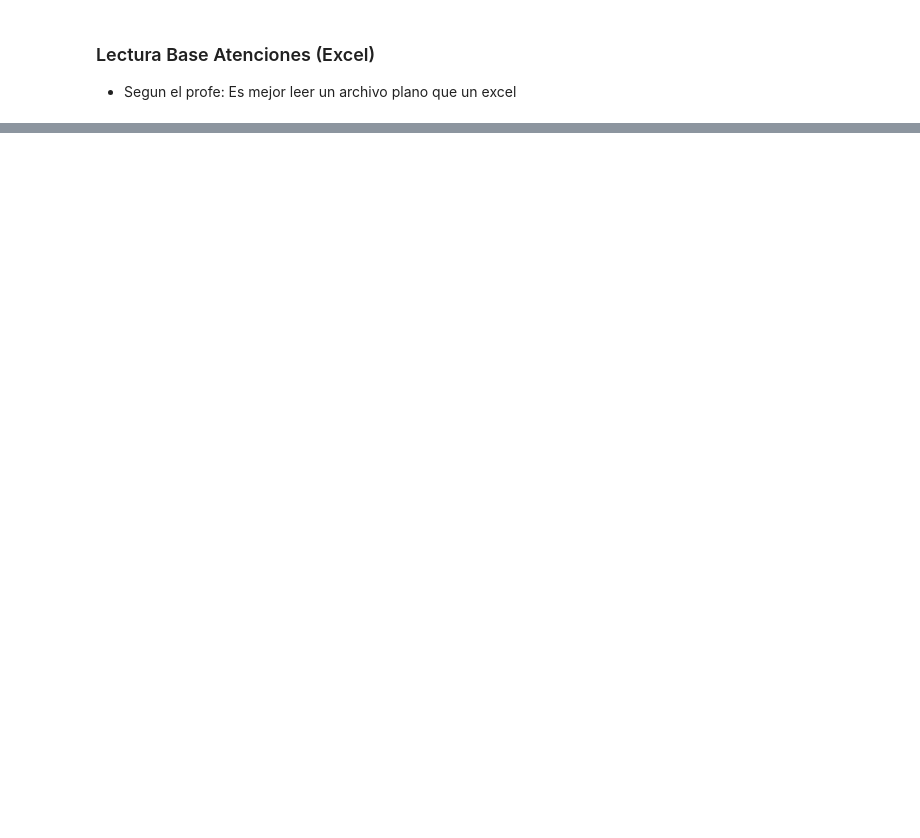
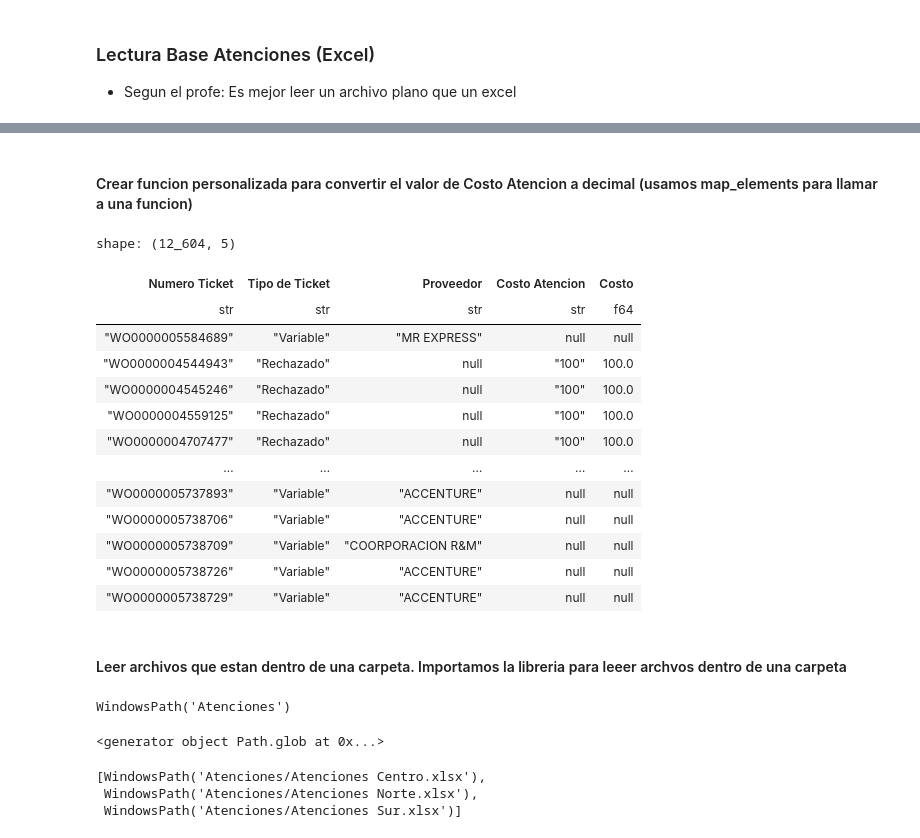
Before and after one commit to dayworldx/Python-ETL-Edicion2, a Jupyter notebook: Proceso_ETL.ipynb, the cells around one changed output, grey strips where cells are left out. Saved outputs shown, nothing was run; the diff lists cells and outputs as text; code cells hidden in the pictures; blank space fills up the shorter version.

```diff
--- a/Proceso_ETL.ipynb
+++ b/Proceso_ETL.ipynb
@@ -605,0 +608,13 @@ shape: (12_604, 19)
+# %%
+# La propiedad read_options es propio del CSV y como estamos usando la propiedad engine para que simule que es una csv que estamos leyendo (es mas rapido asi)
+# La propiedad infer_schema_length le ponemos 0 para que polars no infiera en la transformacion del esquema (tipo de datos)
+dataAtenciones = pl.read_excel(
+    source = './Atenciones/Atenciones Centro.xlsx',
+    sheet_name = 'Hoja1',
+    engine = 'xlsx2csv',
+    read_options = {
+        'infer_schema_length':0,
+        'columns':['Numero Ticket', 'Tipo de Ticket', 'Proveedor', 'Costo Atencion']
+    }
+)
+dataAtenciones.head()
@@ -605,0 +745,12 @@ shape: (12_604, 19)
+# %%
+# Preliminar 6 - Fina: Llenamos dataAtenciones con el select y conversiones
+dataAtenciones = dataAtenciones.select(
+    pl.col(['Numero Ticket', 'Tipo de Ticket', 'Proveedor']),
+    pl.col('Costo Atencion').str.replace(',', '.')
+    .str.to_uppercase()
+    .str.strip_chars()
+    .str.replace_many(
+        ["COSTO CERO", "SIN COSTO"], "0"
+    ).alias("Costo Atencion")
+)
+dataAtenciones.head()
@@ -605,0 +766,31 @@ shape: (12_604, 19)
+# %% [markdown]
+#### Crear funcion personalizada para convertir el valor de Costo Atencion a decimal (usamos map_elements para llamar a una funcion)
+# %%
+def texto_a_decimal(valor:str):
+    try:
+        return float(valor)
+    except:
+        return None
+# %%
+#convertir el valor de Costo Atencion a decimal
+# Propiedad: map_elements para aplicar una funcion a la columna (en este caso para convertir de texto a decimal)
+dataAtenciones.with_columns(
+    pl.col("Costo Atencion").map_elements(texto_a_decimal).alias("Costo")
+)
+# %% [output]
+shape: (12_604, 5)
+| Numero Ticket | Tipo de Ticket | Proveedor | Costo Atencion | Costo |
+| str | str | str | str | f64 |
+| "WO0000005584689" | "Variable" | "MR EXPRESS" | null | null |
+| "WO0000004544943" | "Rechazado" | null | "100" | 100.0 |
+| "WO0000004545246" | "Rechazado" | null | "100" | 100.0 |
+| "WO0000004559125" | "Rechazado" | null | "100" | 100.0 |
+| "WO0000004707477" | "Rechazado" | null | "100" | 100.0 |
+| … | … | … | … | … |
+| "WO0000005737893" | "Variable" | "ACCENTURE" | null | null |
+| "WO0000005738706" | "Variable" | "ACCENTURE" | null | null |
+| "WO0000005738709" | "Variable" | "COORPORACION R&M" | null | null |
+| "WO0000005738726" | "Variable" | "ACCENTURE" | null | null |
+| "WO0000005738729" | "Variable" | "ACCENTURE" | null | null |
+# %% [markdown]
+#### Leer archivos que estan dentro de una carpeta. Importamos la libreria para leeer archvos dentro de una carpeta
@@ -605,0 +799,19 @@ shape: (12_604, 19)
+# %%
+rutaCarpeta = Path('./Atenciones/')
+rutaCarpeta
+# %% [output]
+WindowsPath('Atenciones')
+# %%
+#regix o expresiones regulares (glob, etc.)
+# El *. es como un % en like
+# Un generador devuelve una lista
+rutaCarpeta.glob('*.xlsx')
+# %% [output]
+<generator object Path.glob at 0x...>
+# %%
+# El *. es como un % en like
+list(rutaCarpeta.glob('*.xlsx'))
+# %% [output]
+[WindowsPath('Atenciones/Atenciones Centro.xlsx'),
+ WindowsPath('Atenciones/Atenciones Norte.xlsx'),
+ WindowsPath('Atenciones/Atenciones Sur.xlsx')]
```
Also changed, not shown: parts of 33 cells of this notebook, 1 other file.
